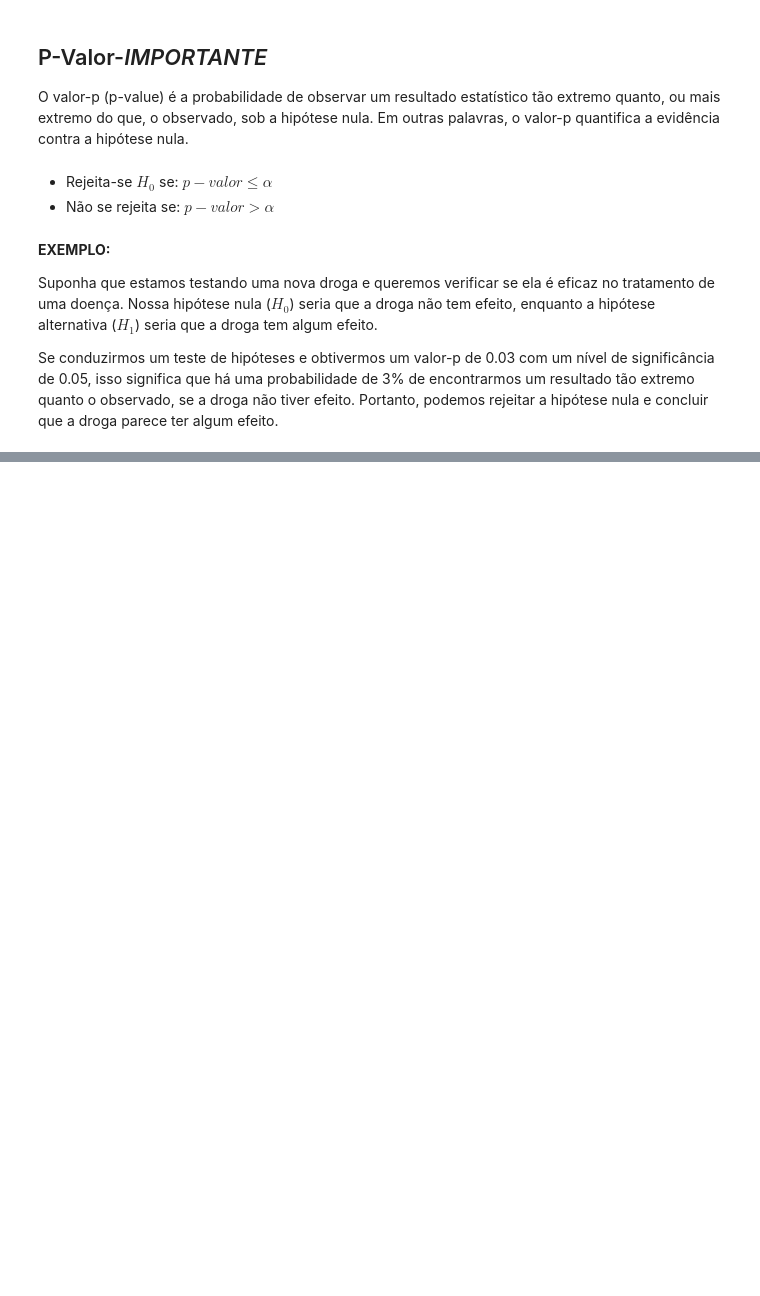
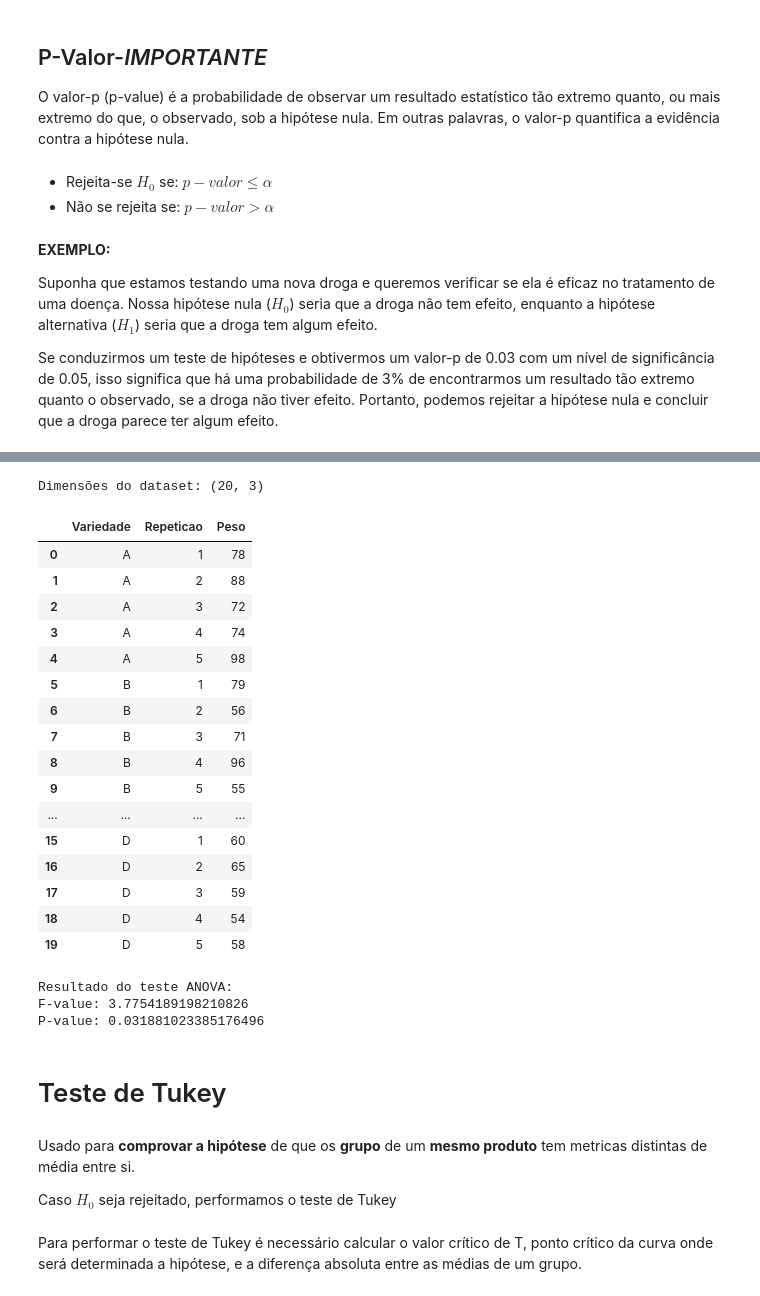
Before and after one commit to guifzy/matematica, a Jupyter notebook: ProbEstatistica.ipynb, the cells around one changed output, grey strips where cells are left out. Drawn from its saved outputs; the diff is of its cells as text; code cells hidden in the pictures; blank space fills up the shorter version.

```diff
--- a/ProbEstatistica.ipynb
+++ b/ProbEstatistica.ipynb
@@ -1233,0 +1270,30 @@ Se conduzirmos um teste de hipóteses e obtivermos um valor-p de 0.03 com um ní
+# %%
+data = {
+    'Variedade': ['A', 'A', 'A', 'A', 'A', 'B', 'B', 'B', 'B', 'B', 'C', 'C', 'C', 'C', 'C', 'D', 'D', 'D', 'D', 'D'],
+    'Repeticao': [1, 2, 3, 4, 5, 1, 2, 3, 4, 5, 1, 2, 3, 4, 5, 1, 2, 3, 4, 5],
+    'Peso': [78, 88, 72, 74, 98, 79, 56, 71, 96, 55, 63, 68, 58, 79, 59, 60, 65, 59, 54, 58]
+}
+data = pd.DataFrame(data)
+print("Dimensões do dataset:", data.shape)
+# %% [output]
+Dimensões do dataset: (20, 3)
+# %%
+data.head(20)
+# %% [output]
+|  | Variedade | Repeticao | Peso |
+| 0 | A | 1 | 78 |
+| 1 | A | 2 | 88 |
+| 2 | A | 3 | 72 |
+| 3 | A | 4 | 74 |
+| 4 | A | 5 | 98 |
+| 5 | B | 1 | 79 |
+| 6 | B | 2 | 56 |
+| 7 | B | 3 | 71 |
+| 8 | B | 4 | 96 |
+| 9 | B | 5 | 55 |
+| ... | ... | ... | ... |
+| 15 | D | 1 | 60 |
+| 16 | D | 2 | 65 |
+| 17 | D | 3 | 59 |
+| 18 | D | 4 | 54 |
+| 19 | D | 5 | 58 |
@@ -1233,0 +1306,22 @@ Se conduzirmos um teste de hipóteses e obtivermos um valor-p de 0.03 com um ní
+# %%
+# Realize o teste ANOVA entre os grupos
+from scipy import stats
+fvalue, pvalue = stats.f_oneway(data_f[data_f['Variedade_A'] == 1]['Peso'],
+                                data_f[data_f['Variedade_B'] == 1]['Peso'],
+                                data_f[data_f['Variedade_C'] == 1]['Peso'],
+                                data_f[data_f['Variedade_D'] == 1]['Peso'])
+print("\nResultado do teste ANOVA:")
+print("F-value:", fvalue)
+print("P-value:", pvalue)
+# %% [output]
+Resultado do teste ANOVA:
+F-value: 3.7754189198210826
+P-value: 0.031881023385176496
+# %% [markdown]
+# Teste de Tukey
+# %% [markdown]
+Usado para **comprovar a hipótese** de que os **grupo** de um **mesmo produto** tem metricas distintas de média entre si.
+
+Caso $H_0$ seja rejeitado, performamos o teste de Tukey
+# %% [markdown]
+Para performar o teste de Tukey é necessário calcular o valor crítico de T, ponto crítico da curva onde será determinada a hipótese, e a diferença absoluta entre as médias de um grupo.
```
Also changed, not shown: parts of 13 cells of this notebook.
